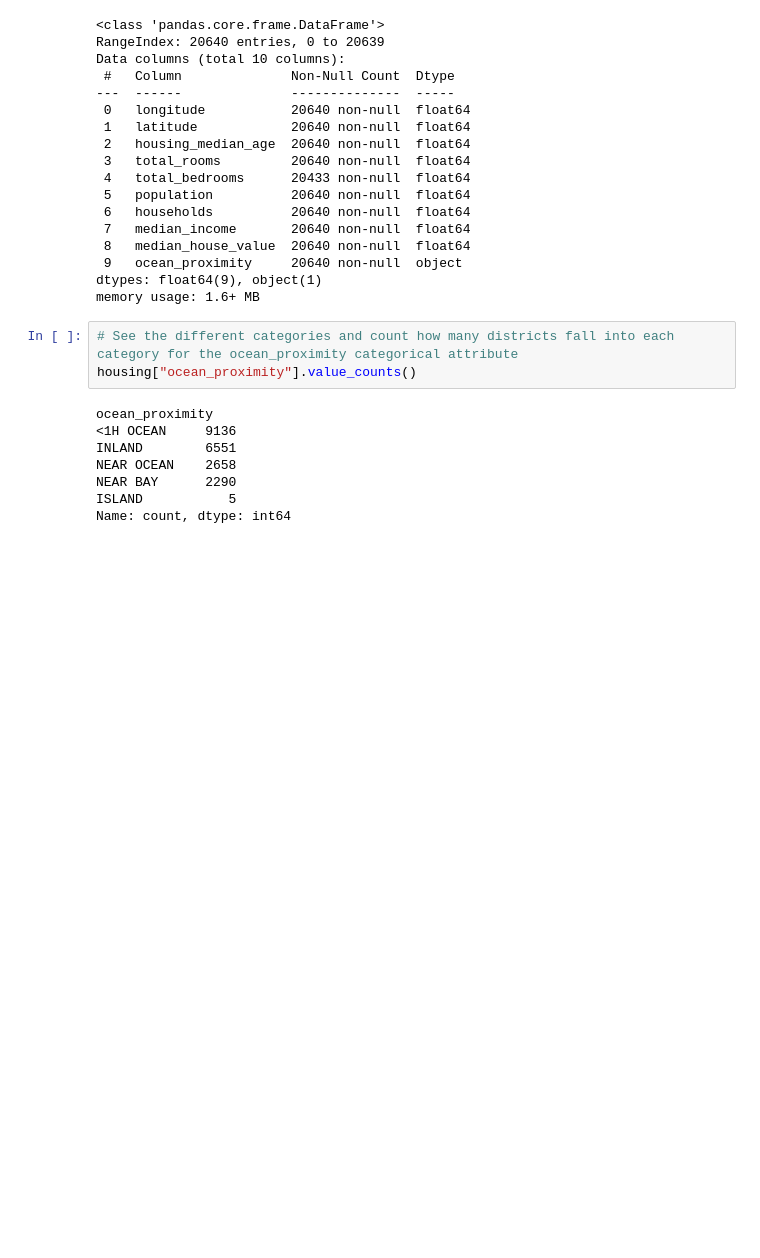
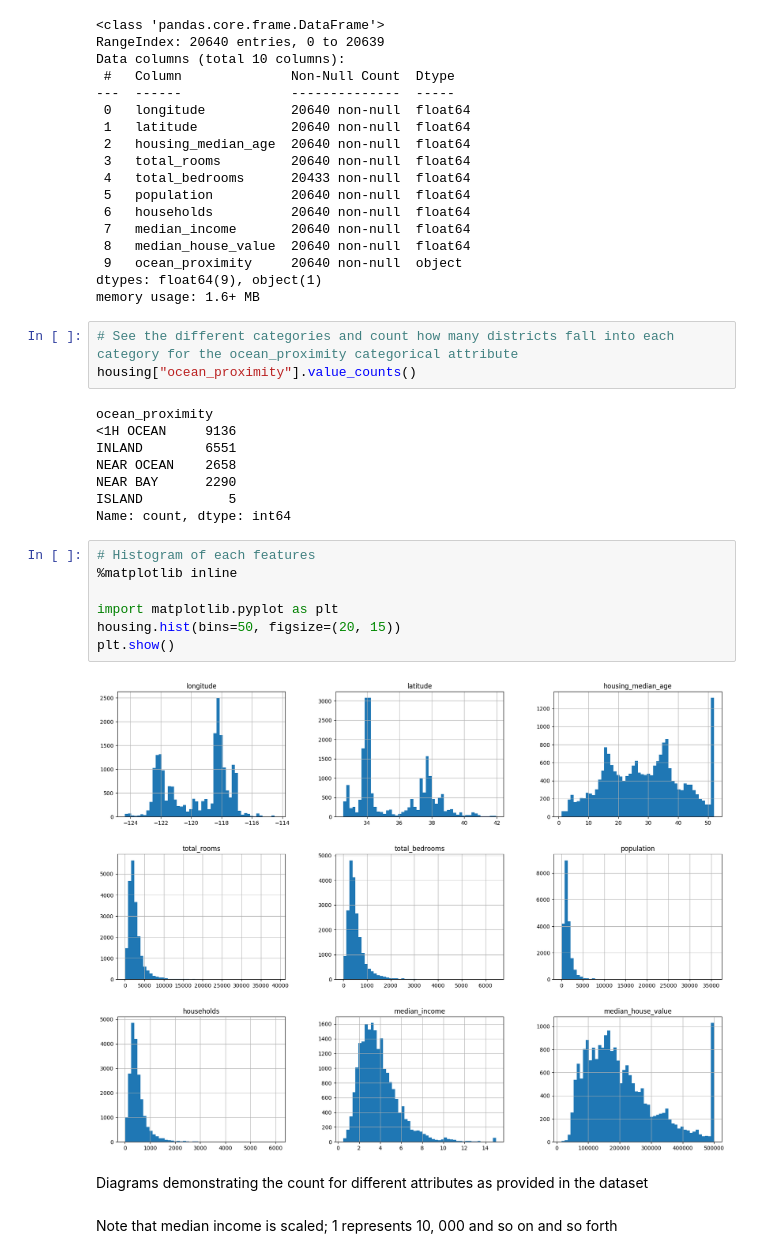
Before and after one commit to ChloeW125/MLPredictionModel, a Jupyter notebook: Housing Data Manip.ipynb, the cells around one changed output. Saved outputs shown, nothing was run; the diff lists cells and outputs as text; blank space fills up the shorter version.

```diff
--- a/Housing Data Manip.ipynb
+++ b/Housing Data Manip.ipynb
@@ -60,3 +60,16 @@ NEAR OCEAN    2658
 NEAR BAY      2290
 ISLAND           5
 Name: count, dtype: int64
+# %%
+# Histogram of each features
+%matplotlib inline
+
+import matplotlib.pyplot as plt
+housing.hist(bins=50, figsize=(20, 15))
+plt.show()
+# %% [output]
+[figure, added]
+# %% [markdown]
+Diagrams demonstrating the count for different attributes as provided in the dataset
+# %% [markdown]
+Note that median income is scaled; 1 represents 10, 000 and so on and so forth
```
Also changed, not shown: parts of 4 cells of this notebook.
